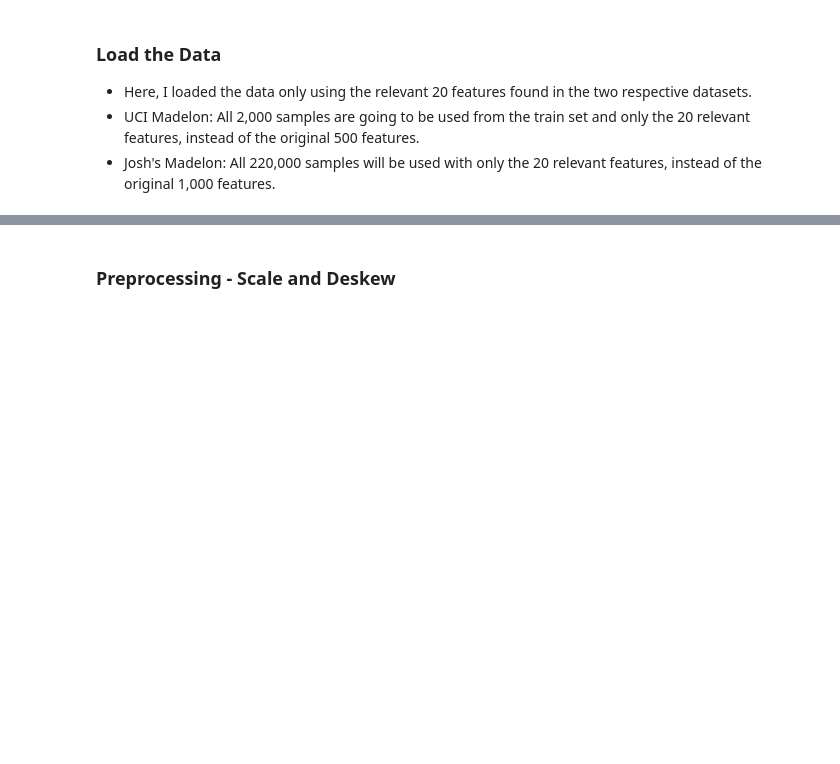
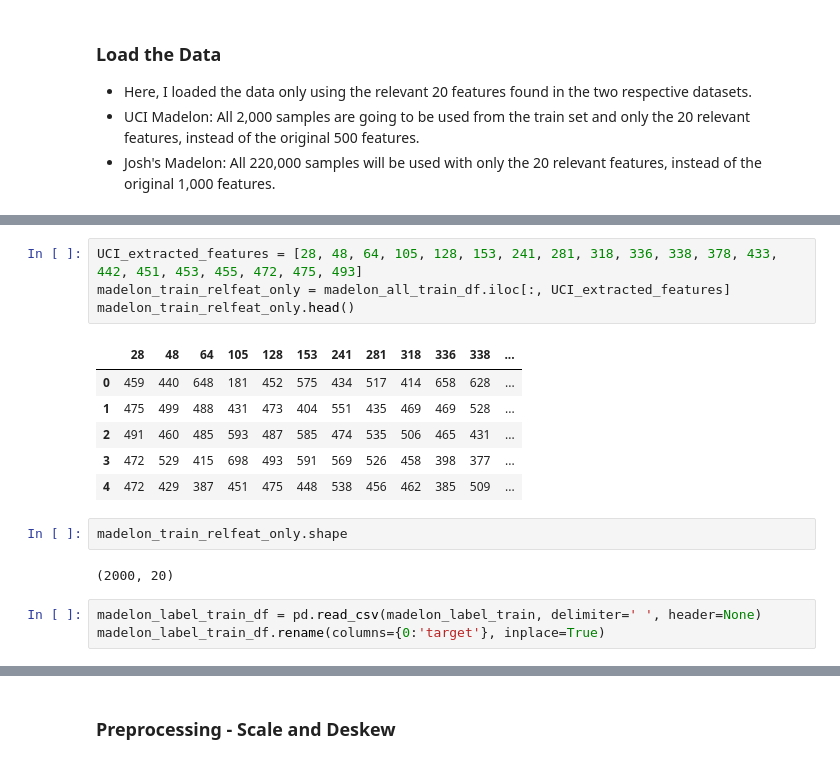
Before and after one commit to godsylla/UCI-Madelon-Dataset, a Jupyter notebook: ipynb/04-Classify_Using_Relevant_Features.ipynb, the cells around one changed output, grey strips where cells are left out. Saved outputs shown, nothing was run; the diff lists cells and outputs as text; blank space fills up the shorter version.

```diff
--- a/ipynb/04-Classify_Using_Relevant_Features.ipynb
+++ b/ipynb/04-Classify_Using_Relevant_Features.ipynb
@@ -17,0 +50,18 @@
+# %%
+UCI_extracted_features = [28, 48, 64, 105, 128, 153, 241, 281, 318, 336, 338, 378, 433, 442, 451, 453, 455, 472, 475, 493]
+madelon_train_relfeat_only = madelon_all_train_df.iloc[:, UCI_extracted_features]
+madelon_train_relfeat_only.head()
+# %% [output]
+|  | 28 | 48 | 64 | 105 | 128 | 153 | 241 | 281 | 318 | 336 | 338 | ... |
+| 0 | 459 | 440 | 648 | 181 | 452 | 575 | 434 | 517 | 414 | 658 | 628 | ... |
+| 1 | 475 | 499 | 488 | 431 | 473 | 404 | 551 | 435 | 469 | 469 | 528 | ... |
+| 2 | 491 | 460 | 485 | 593 | 487 | 585 | 474 | 535 | 506 | 465 | 431 | ... |
+| 3 | 472 | 529 | 415 | 698 | 493 | 591 | 569 | 526 | 458 | 398 | 377 | ... |
+| 4 | 472 | 429 | 387 | 451 | 475 | 448 | 538 | 456 | 462 | 385 | 509 | ... |
+# %%
+madelon_train_relfeat_only.shape
+# %% [output]
+(2000, 20)
+# %%
+madelon_label_train_df = pd.read_csv(madelon_label_train, delimiter=' ', header=None)
+madelon_label_train_df.rename(columns={0:'target'}, inplace=True)
```
Also changed, not shown: parts of 37 cells of this notebook, 4 other files.
